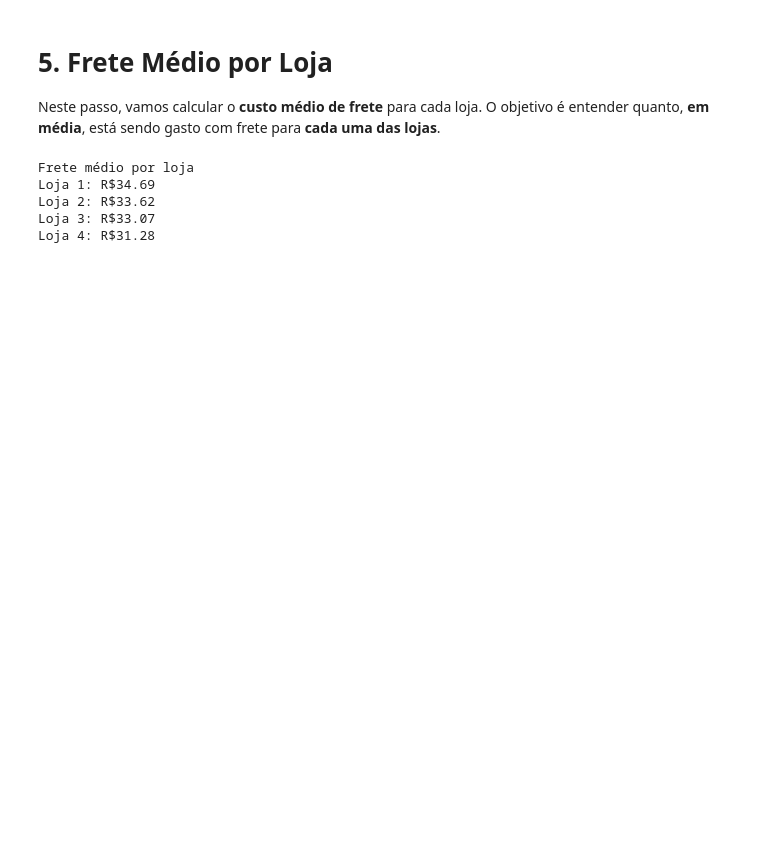
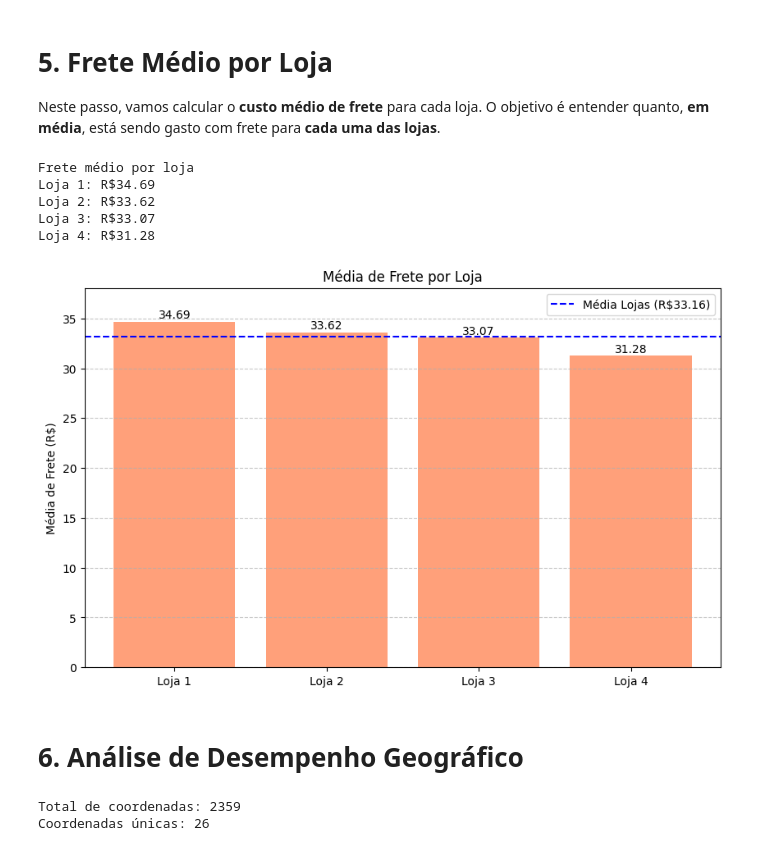
Before and after one commit to brunorm86/challenge1-data-science, a Jupyter notebook: AluraStoreBr.ipynb, the cells around one changed output. Cells and saved outputs as stored; diff of their text form; code cells hidden in the pictures; blank space fills up the shorter version.

```diff
--- a/AluraStoreBr.ipynb
+++ b/AluraStoreBr.ipynb
@@ -284,12 +286,17 @@ for i, loja in enumerate(lojas, start=1):
     produtos_combinados = list(top_3.index) + list(bottom_3.index)
     vendas_combinadas = list(top_3.values) + list(bottom_3.values)
 
+    # Ordenar pela quantidade vendida (decrescente)
+    produtos_vendas_ordenados = sorted(zip(produtos_combinados, vendas_combinadas),
+                                        key=lambda x: x[1], reverse=True)
+    produtos_ordenados, vendas_ordenadas = zip(*produtos_vendas_ordenados)
+
     # Cores
-    cores = ['mediumseagreen'] * len(top_3) + ['lightcoral'] * len(bottom_3)
+    cores = ['mediumseagreen' if produto in top_3.index else 'lightcoral' for produto in produtos_ordenados]
 
     # Criar gráfico
     plt.figure(figsize=(12, 6))
-    bars = plt.barh(produtos_combinados, vendas_combinadas, color=cores, edgecolor='black', height=0.6)
+    bars = plt.barh(produtos_ordenados, vendas_ordenadas, color=cores, edgecolor='black', height=0.6)
 
     plt.gca().invert_yaxis()
     plt.title(f'Top 3 Mais e Menos Vendidos - Loja {i}', fontsize=16, weight='bold')
@@ -422,10 +378,11 @@ plt.show()
 # 5. Frete Médio por Loja
 Neste passo, vamos calcular o **custo médio de frete** para cada loja. O objetivo é entender quanto, **em média**, está sendo gasto com frete para **cada uma das lojas**.
 # %%
-
+media_frete_por_loja = []
 print("Frete médio por loja")
 for i, loja in enumerate(lojas, start=1):
     frete_medio = round(loja['Frete'].mean(),2)
+    media_frete_por_loja.append(frete_medio)
     print(f'Loja {i}: R${frete_medio}')
 # %% [output]
 Frete médio por loja
@@ -433,3 +390,38 @@ Loja 1: R$34.69
 Loja 2: R$33.62
 Loja 3: R$33.07
 Loja 4: R$31.28
+# %%
+# gráfico de barras
+
+# Nomes das lojas
+nomes_lojas = [f"Loja {i}" for i in range(1, len(media_avaliacao_por_loja) + 1)]
+
+# Calcular a média nacional (média de todas as lojas)
+media_lojas = round(sum(media_frete_por_loja) / len(media_frete_por_loja), 2)
+
+# Criar o gráfico
+plt.figure(figsize=(10, 6))
+barras = plt.bar(nomes_lojas, media_frete_por_loja, color='lightsalmon')
+
+plt.ylim(0,38)
+plt.ylabel('Média de Frete (R$)')
+plt.title('Média de Frete por Loja')
+plt.grid(axis='y', linestyle='--', alpha=0.7)
+
+# Linha da média nacional
+plt.axhline(y=media_lojas, color='blue', linestyle='--', label=f'Média Lojas (R${media_lojas})')
+
+# Adiciona os valores em cima de cada barra
+for barra in barras:
+    altura = barra.get_height()
+    plt.text(barra.get_x() + barra.get_width()/2, altura + 0.05,
+             f'{altura:.2f}', ha='center', va='bottom')
+
+# Mostrar a legenda
+plt.legend()
+
+plt.show()
+# %% [output]
+[figure, added]
+# %% [markdown]
+# 6. Análise de Desempenho Geográfico
@@ -435,0 +434,7 @@ Loja 4: R$31.28
+# %%
+coordenadas = list(zip(latitudes, longitudes))
+print(f"Total de coordenadas: {len(coordenadas)}")
+print(f"Coordenadas únicas: {len(set(coordenadas))}")
+# %% [output]
+Total de coordenadas: 2359
+Coordenadas únicas: 26
```
Also changed, not shown: parts of 11 cells of this notebook, 2 other files.
